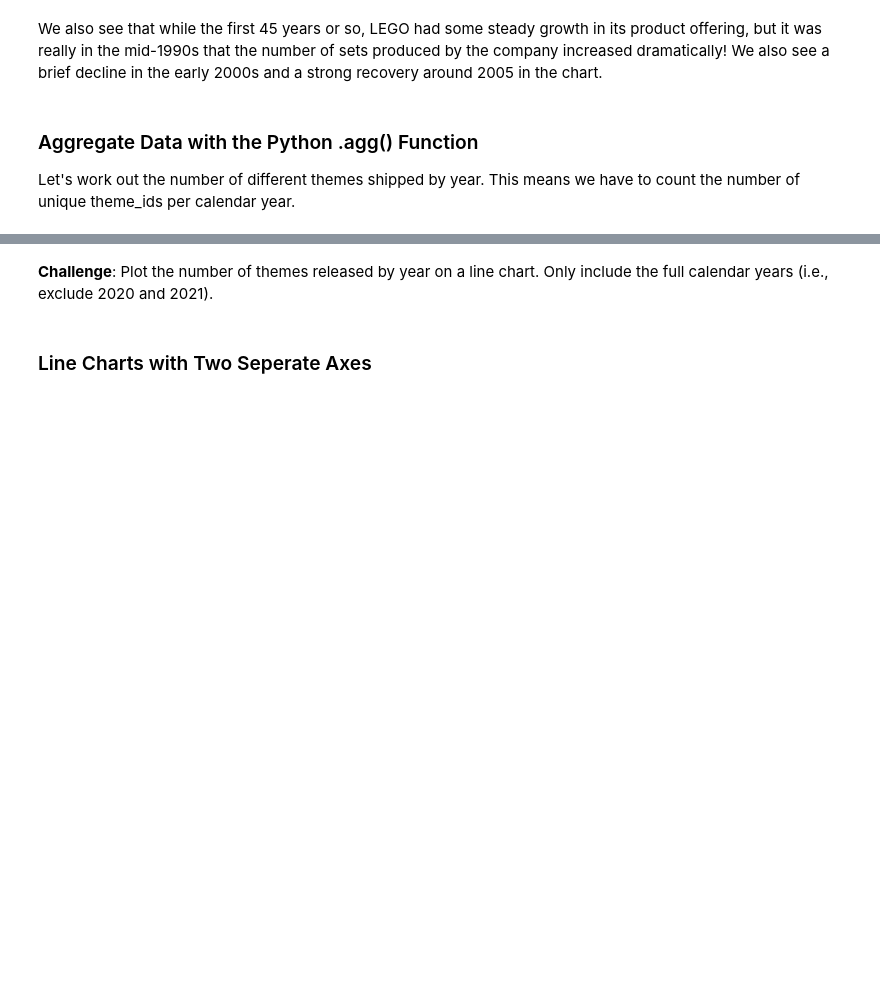
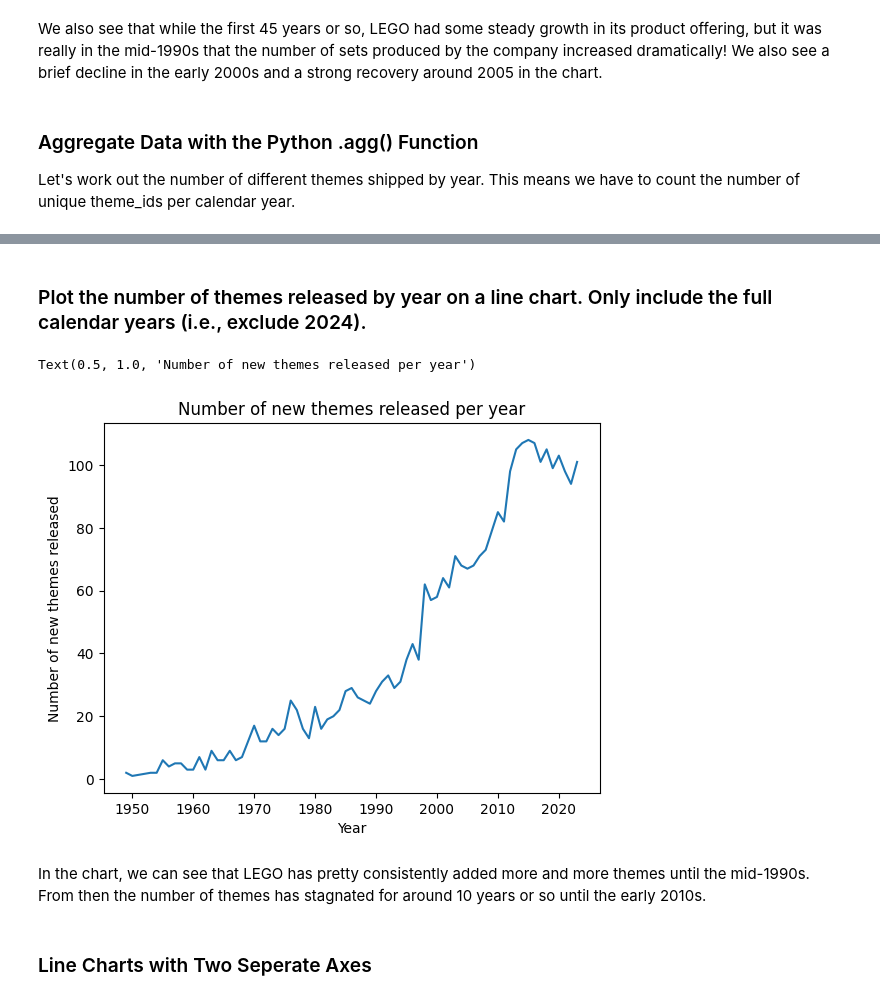
Before and after one commit to M-Awwab-Khan/analyzing-LEGO-dataset, a Jupyter notebook: LEGO-dataset-analysis.ipynb, the cells around one changed output, grey strips where cells are left out. Cells and saved outputs as stored; diff of their text form; code cells hidden in the pictures; blank space fills up the shorter version.

```diff
--- a/LEGO-dataset-analysis.ipynb
+++ b/LEGO-dataset-analysis.ipynb
@@ -153,3 +164,8 @@ We also see that while the first 45 years or so, LEGO had some steady growth in
 ### Aggregate Data with the Python .agg() Function
 
 Let's work out the number of different themes shipped by year. This means we have to count the number of unique theme_ids per calendar year.
+# %%
+themes_by_year = sets.groupby('year')['theme_id'].agg('nunique')\
+.reset_index()
+# %%
+themes_by_year.rename(columns={'theme_id': "num_of_unique_themes"}, inplace=True)
@@ -156,4 +181,14 @@ Let's work out the number of different themes shipped by year. This means we hav
 # %% [markdown]
-**Challenge**: Plot the number of themes released by year on a line chart. Only include the full calendar years (i.e., exclude 2020 and 2021).
+### Plot the number of themes released by year on a line chart. Only include the full calendar years (i.e., exclude 2024).
+# %%
+plt.plot(themes_by_year.year[:-1], themes_by_year.num_of_unique_themes[:-1])
+plt.xlabel('Year')
+plt.ylabel('Number of new themes released')
+plt.title("Number of new themes released per year")
+# %% [output]
+Text(0.5, 1.0, 'Number of new themes released per year')
+[figure, added]
+# %% [markdown]
+In the chart, we can see that LEGO has pretty consistently added more and more themes until the mid-1990s. From then the number of themes has stagnated for around 10 years or so until the early 2010s.
 # %% [markdown]
 ### Line Charts with Two Seperate Axes
```
Also changed, not shown: parts of 20 cells of this notebook.
